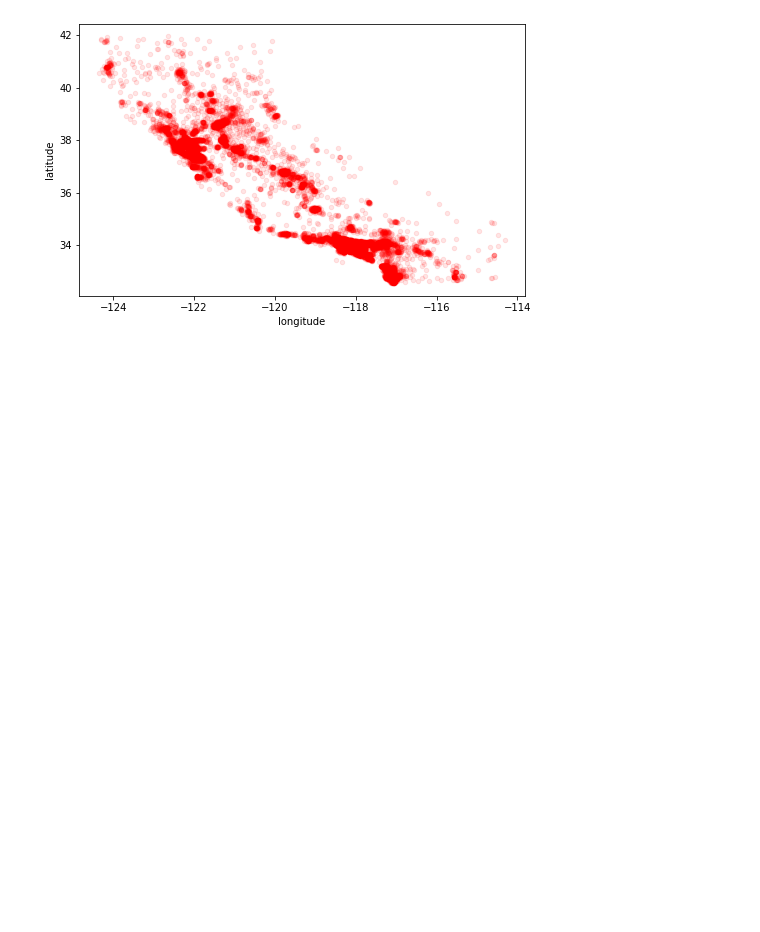
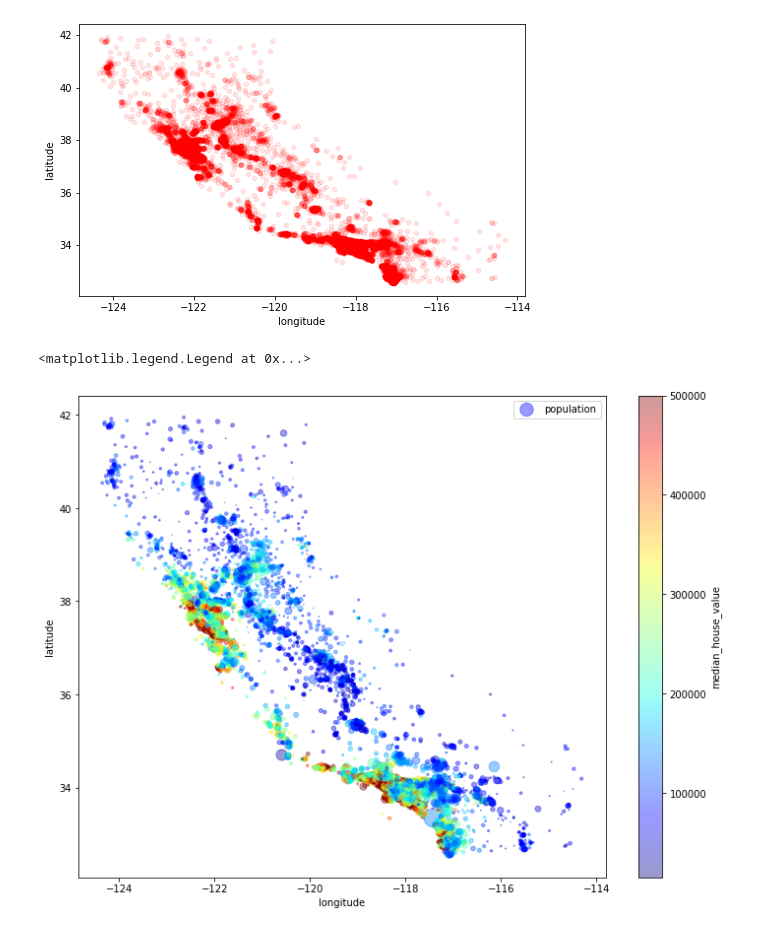
Before and after one commit to brandon-debruyn/project_machine_learning, a Jupyter notebook: california_housing_prices_1990/main.ipynb, the cells around one changed output. Saved outputs shown, nothing was run; the diff lists cells and outputs as text; code cells hidden in the pictures; blank space fills up the shorter version.

Commit message:
cmap scatter plot - population wrt median house values

```diff
--- a/california_housing_prices_1990/main.ipynb
+++ b/california_housing_prices_1990/main.ipynb
@@ -188,3 +188,11 @@ housing_data_cp.plot(kind="scatter", x="longitude", y="latitude", figsize=(8,5),
 # %% [output]
 <AxesSubplot:xlabel='longitude', ylabel='latitude'>
 [figure]
+# %%
+# Colors indicate median house price and circle size represents district populations
+housing_data_cp.plot(kind="scatter", x="longitude", y="latitude", alpha=0.4, s=housing_data_cp["population"] / 100, label="population",
+figsize=(12,9), c="median_house_value", cmap=plt.get_cmap("jet"), colorbar=True, sharex=False)
+plt.legend()
+# %% [output]
+<matplotlib.legend.Legend at 0x...>
+[figure, added]
```
